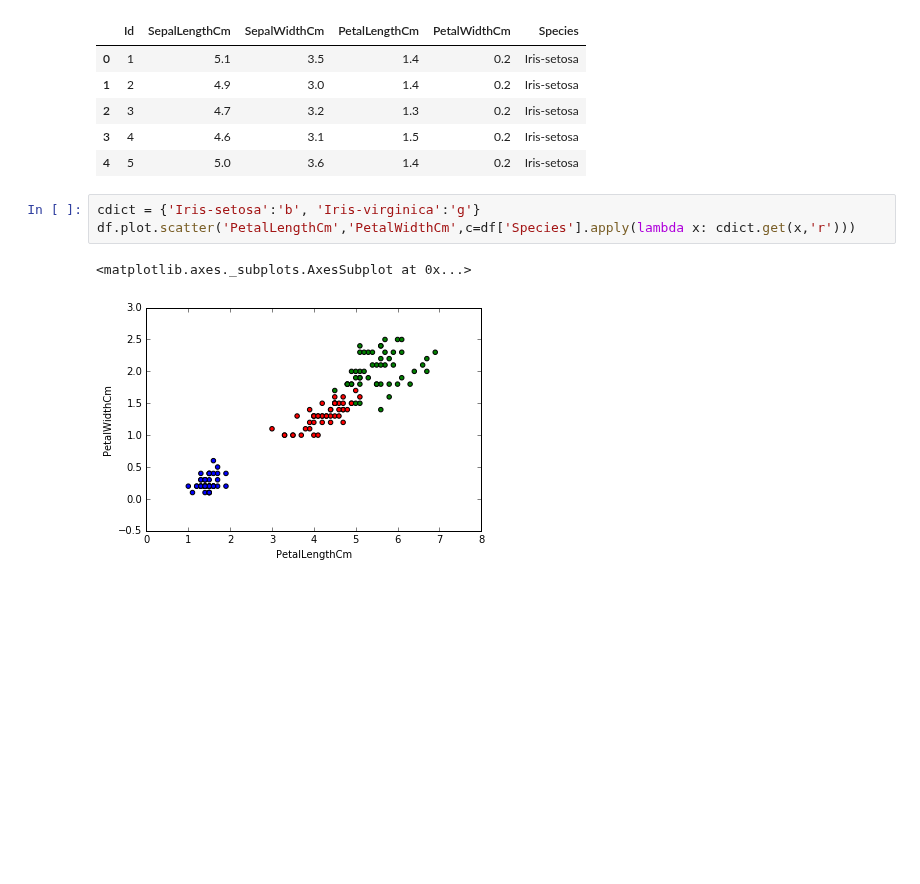
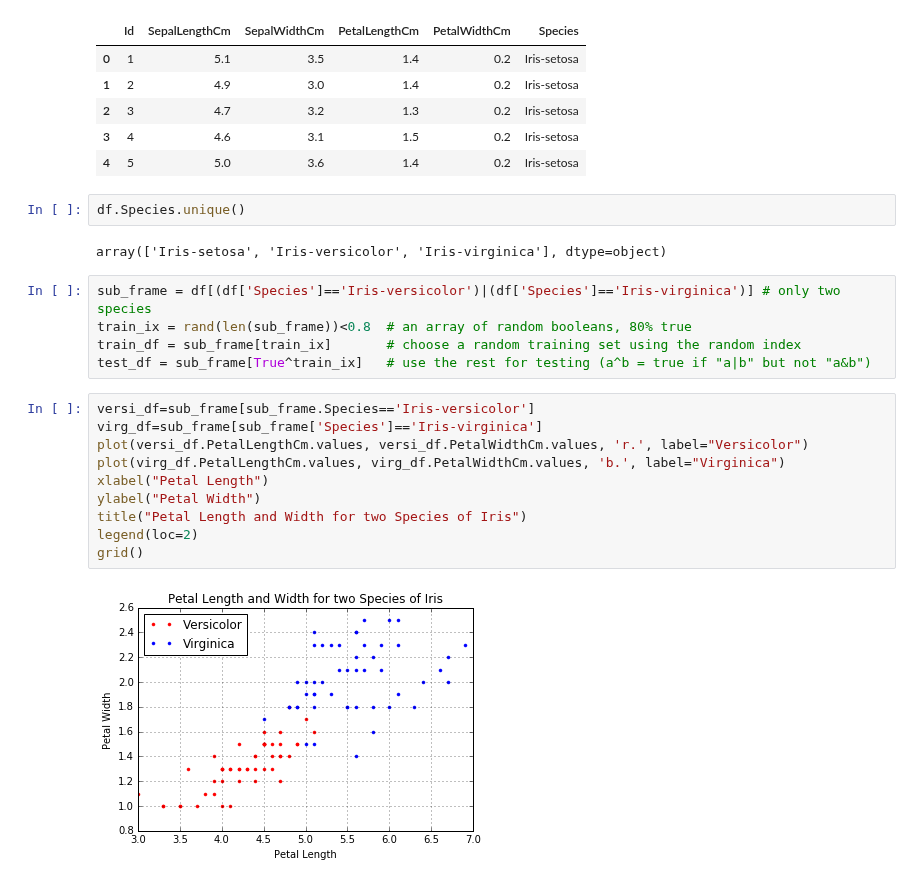
Before and after one commit to sspickle/sci-comp-notebooks, a Jupyter notebook: P12-MachineLearning.ipynb, the cells around one changed output. Drawn from its saved outputs; the diff is of its cells as text; blank space fills up the shorter version.

```diff
--- a/P12-MachineLearning.ipynb
+++ b/P12-MachineLearning.ipynb
@@ -19,9 +21,24 @@ df.head()
 | 2 | 3 | 4.7 | 3.2 | 1.3 | 0.2 | Iris-setosa |
 | 3 | 4 | 4.6 | 3.1 | 1.5 | 0.2 | Iris-setosa |
 | 4 | 5 | 5.0 | 3.6 | 1.4 | 0.2 | Iris-setosa |
-# %%
-cdict = {'Iris-setosa':'b', 'Iris-virginica':'g'}
-df.plot.scatter('PetalLengthCm','PetalWidthCm',c=df['Species'].apply(lambda x: cdict.get(x,'r')))
-# %% [output]
-<matplotlib.axes._subplots.AxesSubplot at 0x...>
-[figure, removed]
+# %%
+df.Species.unique()
+# %% [output]
+array(['Iris-setosa', 'Iris-versicolor', 'Iris-virginica'], dtype=object)
+# %%
+sub_frame = df[(df['Species']=='Iris-versicolor')|(df['Species']=='Iris-virginica')] # only two species
+train_ix = rand(len(sub_frame))<0.8  # an array of random booleans, 80% true
+train_df = sub_frame[train_ix]       # choose a random training set using the random index
+test_df = sub_frame[True^train_ix]   # use the rest for testing (a^b = true if "a|b" but not "a&b")
+# %%
+versi_df=sub_frame[sub_frame.Species=='Iris-versicolor']
+virg_df=sub_frame[sub_frame['Species']=='Iris-virginica']
+plot(versi_df.PetalLengthCm.values, versi_df.PetalWidthCm.values, 'r.', label="Versicolor")
+plot(virg_df.PetalLengthCm.values, virg_df.PetalWidthCm.values, 'b.', label="Virginica")
+xlabel("Petal Length")
+ylabel("Petal Width")
+title("Petal Length and Width for two Species of Iris")
+legend(loc=2)
+grid()
+# %% [output]
+[figure, added]
```
Also changed, not shown: parts of 4 cells of this notebook.
